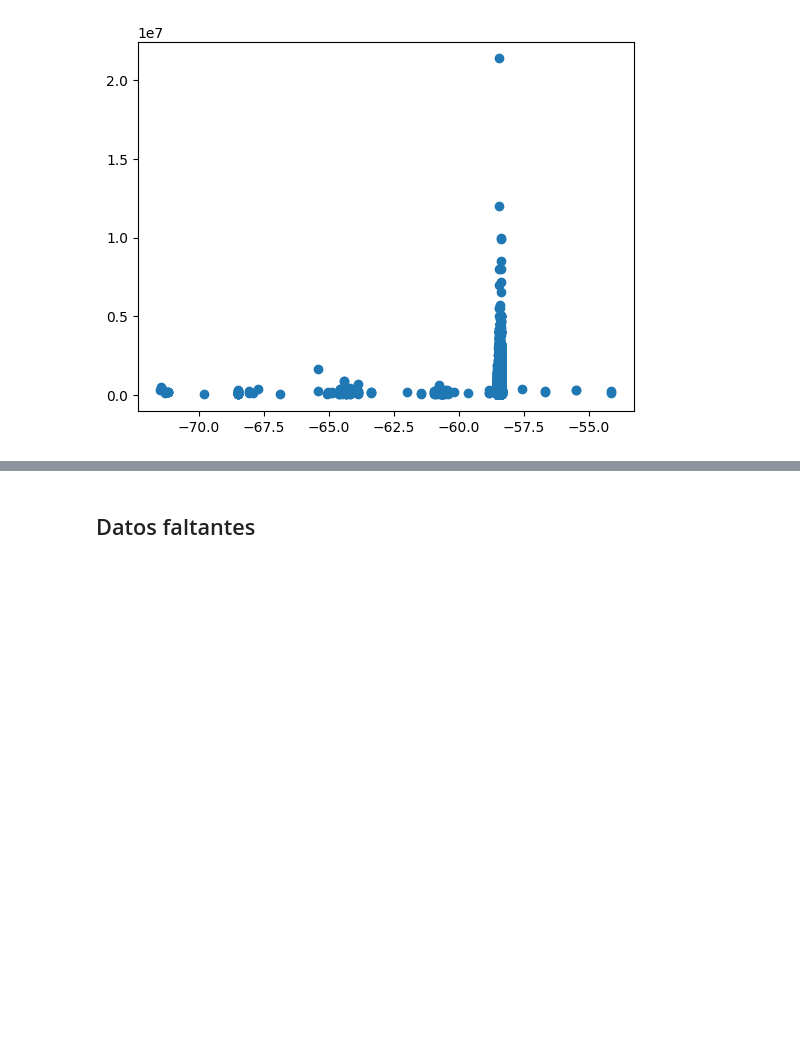
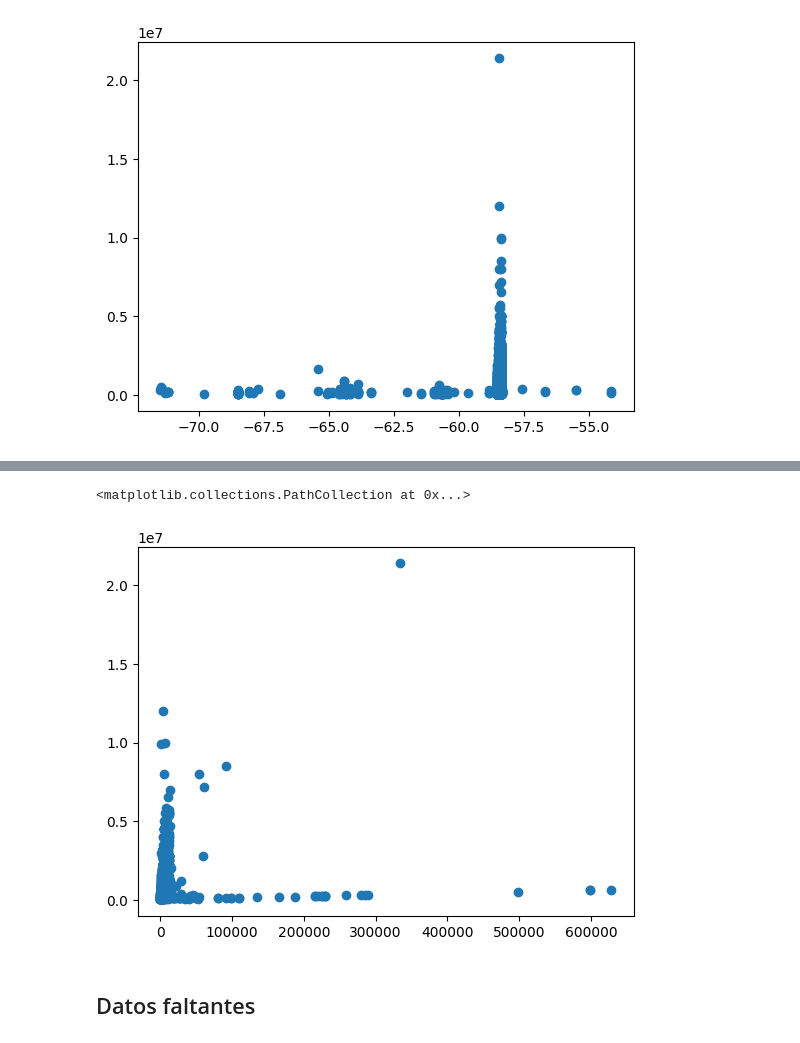
Before and after one commit to Taielmolina01/7506R-1C2024-GRUPO01, a Jupyter notebook: TP1/7506R_TP1_GRUPO01_ENTREGA.ipynb, the cells around one changed output, grey strips where cells are left out. Saved outputs shown, nothing was run; the diff lists cells and outputs as text; code cells hidden in the pictures; blank space fills up the shorter version.

```diff
--- a/TP1/7506R_TP1_GRUPO01_ENTREGA.ipynb
+++ b/TP1/7506R_TP1_GRUPO01_ENTREGA.ipynb
@@ -463,3 +471,8 @@ plt.scatter(df["longitud"], df["property_price"])
+# %%
+plt.scatter(df["price_for_covered_m2"], df["property_price"])
+# %% [output]
+<matplotlib.collections.PathCollection at 0x...>
+[figure, added]
 # %% [markdown]
 ## Datos faltantes
 # %% [markdown]
```
Also changed, not shown: parts of 2 cells of this notebook.
